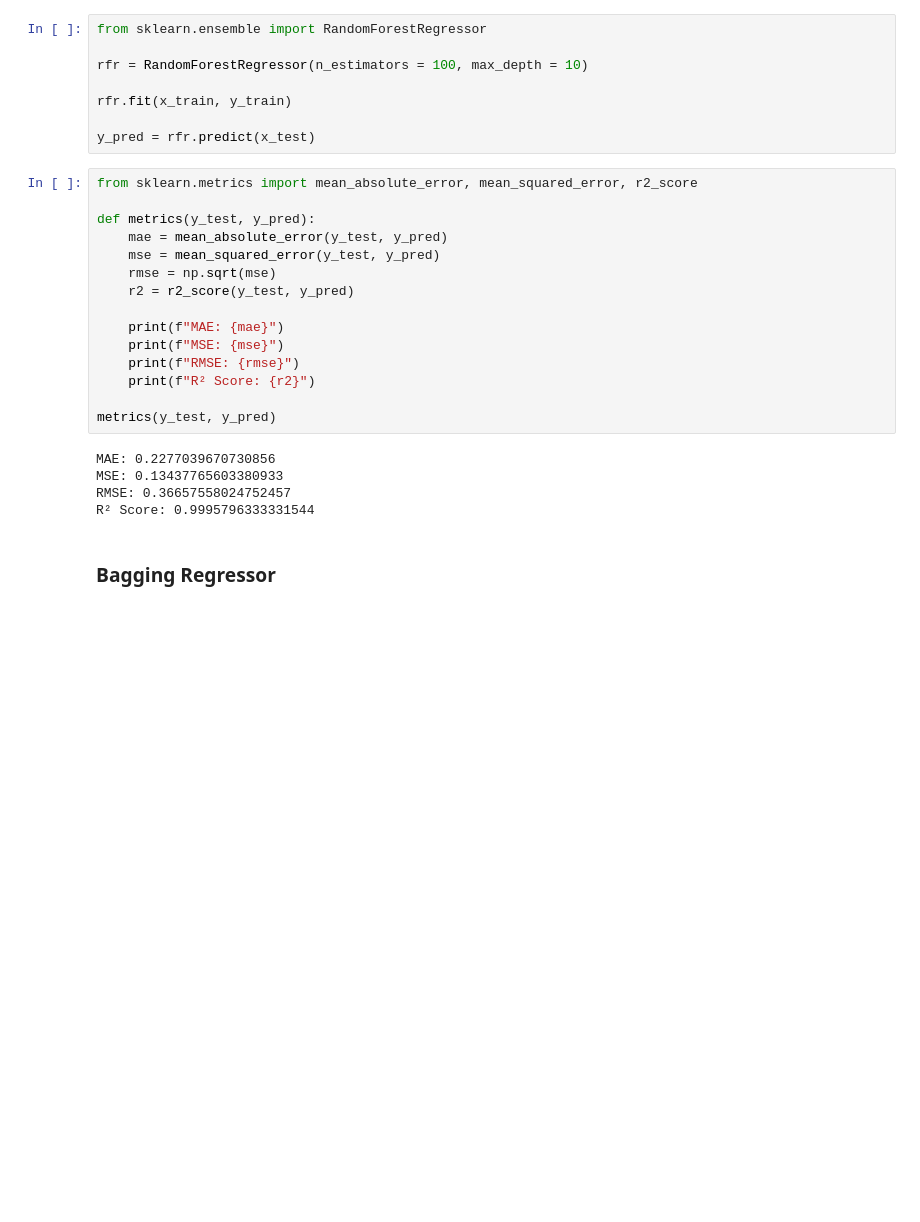
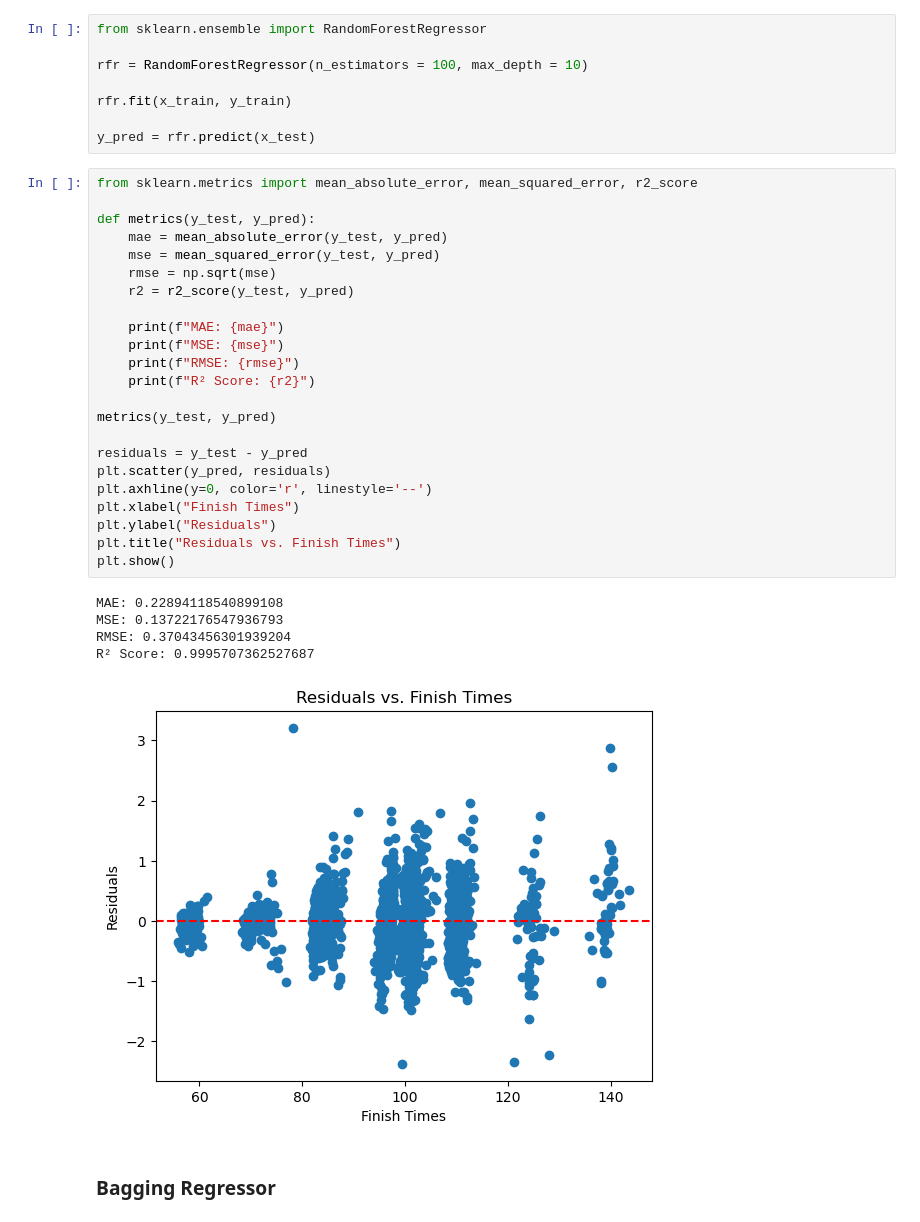
Before and after one commit to emmamitm/MLFInalProject, a Jupyter notebook: horses.ipynb, the cells around one changed output. Saved outputs shown, nothing was run; the diff lists cells and outputs as text; blank space fills up the shorter version.

```diff
--- a/horses.ipynb
+++ b/horses.ipynb
@@ -329,23 +329,32 @@ y_pred = rfr.predict(x_test)
 # %%
 from sklearn.metrics import mean_absolute_error, mean_squared_error, r2_score
 
 def metrics(y_test, y_pred):
     mae = mean_absolute_error(y_test, y_pred)
     mse = mean_squared_error(y_test, y_pred)
     rmse = np.sqrt(mse)
     r2 = r2_score(y_test, y_pred)
 
     print(f"MAE: {mae}")
     print(f"MSE: {mse}")
     print(f"RMSE: {rmse}")
     print(f"R² Score: {r2}")
 
 metrics(y_test, y_pred)
+
+residuals = y_test - y_pred
+plt.scatter(y_pred, residuals)
+plt.axhline(y=0, color='r', linestyle='--')
+plt.xlabel("Finish Times")
+plt.ylabel("Residuals")
+plt.title("Residuals vs. Finish Times")
+plt.show()
 # %% [output]
-MAE: 0.2277039670730856
-MSE: 0.13437765603380933
-RMSE: 0.36657558024752457
-R² Score: 0.9995796333331544
+MAE: 0.22894118540899108
+MSE: 0.13722176547936793
+RMSE: 0.37043456301939204
+R² Score: 0.9995707362527687
+[figure, added]
 # %% [markdown]
 ### Bagging Regressor
 # %%
```
Also changed, not shown: parts of 12 cells of this notebook.
